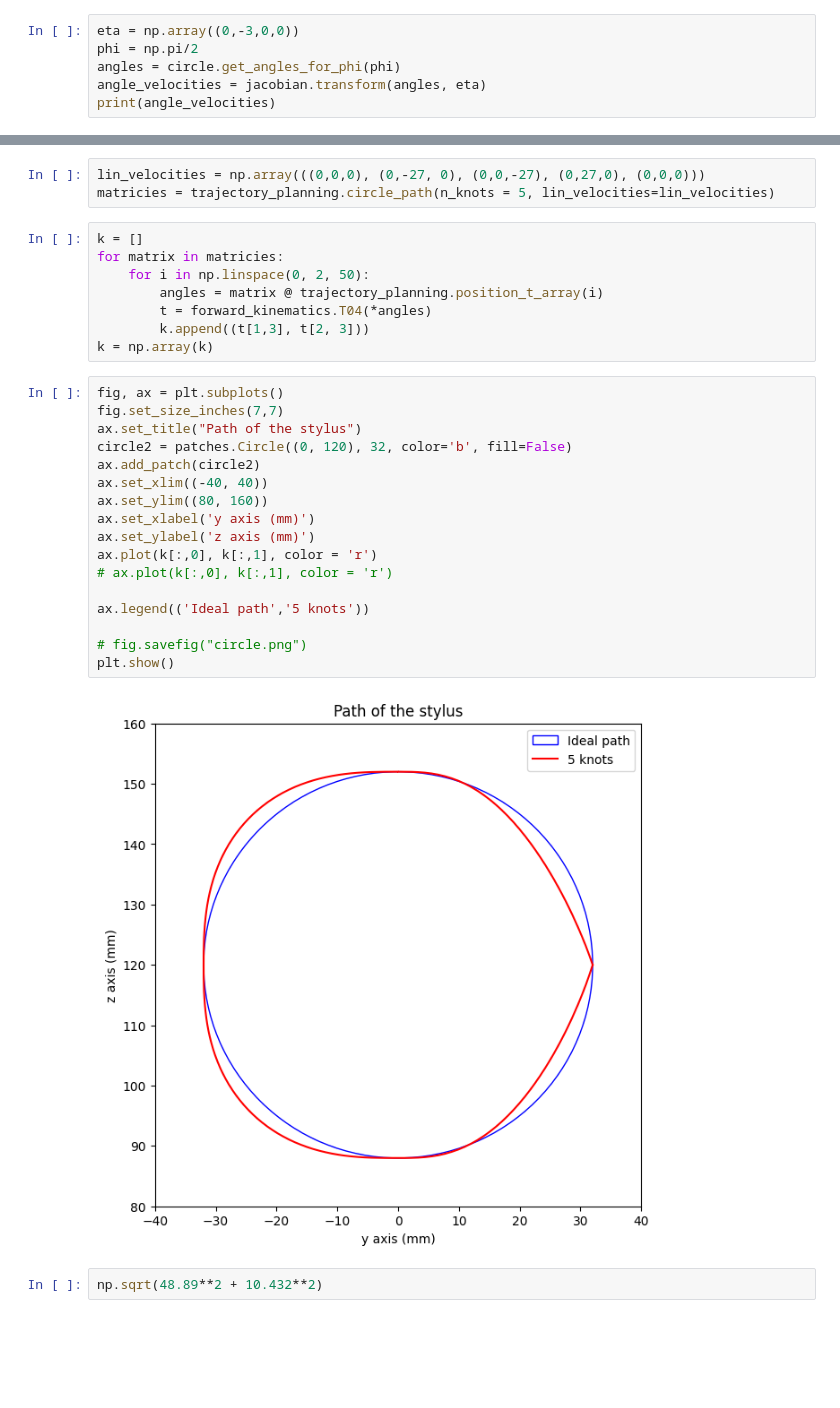
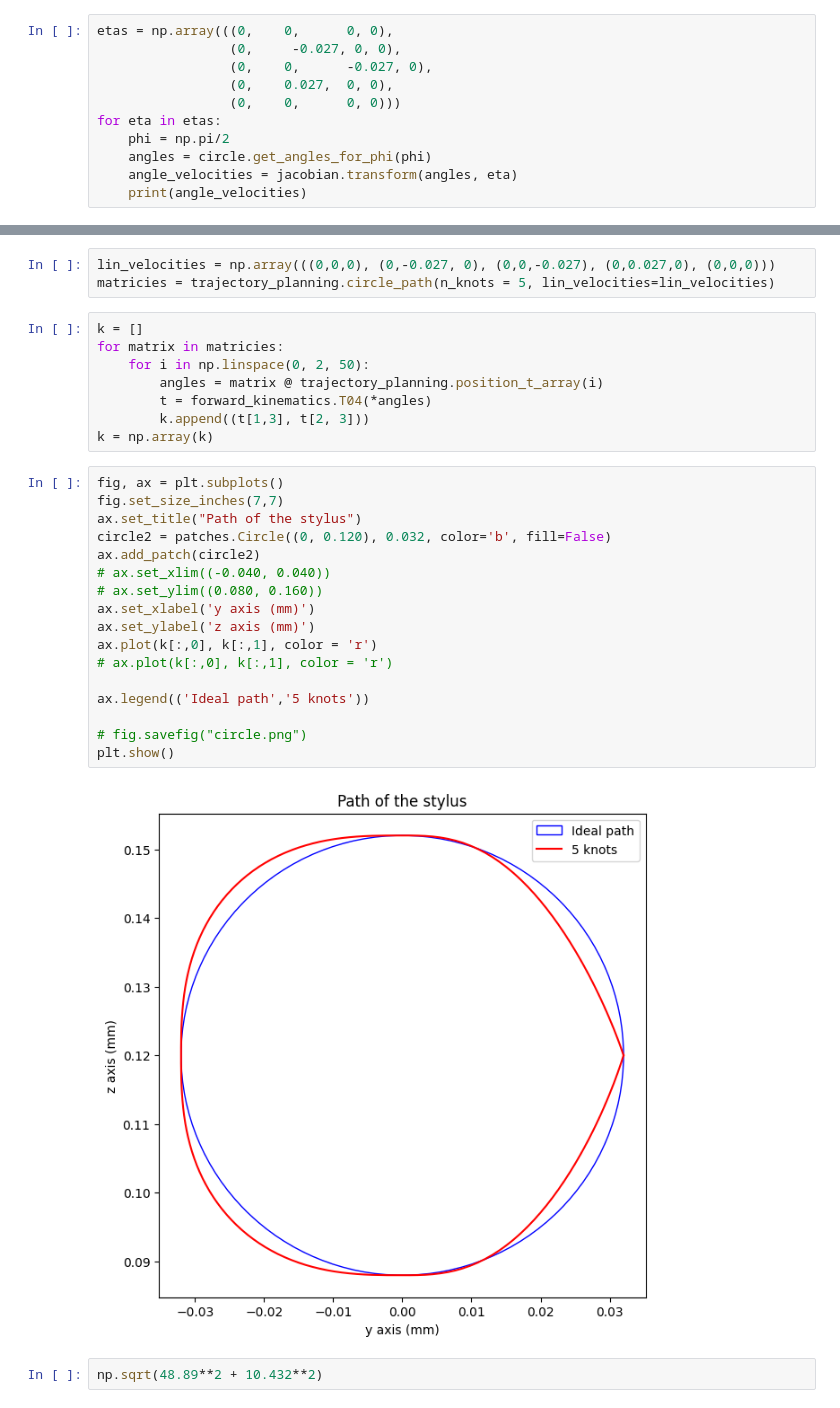
Before and after one commit to GrunyD/Robotics_course, a Jupyter notebook: plot_circle_path.ipynb, the cells around one changed output, grey strips where cells are left out. Drawn from its saved outputs; the diff is of its cells as text; blank space fills up the shorter version.

```diff
--- a/plot_circle_path.ipynb
+++ b/plot_circle_path.ipynb
@@ -17,9 +14,14 @@ The autoreload extension is already loaded. To reload it, use:
 # %% [markdown]
 ## Problem 5
 # %%
-eta = np.array((0,-3,0,0))
-phi = np.pi/2
-angles = circle.get_angles_for_phi(phi)
-angle_velocities = jacobian.transform(angles, eta)
-print(angle_velocities)
+etas = np.array(((0,    0,      0, 0),
+                 (0,     -0.027, 0, 0),
+                 (0,    0,      -0.027, 0),
+                 (0,    0.027,  0, 0),
+                 (0,    0,      0, 0)))
+for eta in etas:
+    phi = np.pi/2
+    angles = circle.get_angles_for_phi(phi)
+    angle_velocities = jacobian.transform(angles, eta)
+    print(angle_velocities)
 # %% [output]
@@ -31,7 +41,7 @@ ticks = np.arange(0, 2.1, 0.5)
 pi_string = "$\pi$"
 labels = [F'{fractions.Fraction(tick) if tick != 1 else ""}{pi_string if tick != 0 else ""}' for tick in ticks]
 # %%
-lin_velocities = np.array(((0,0,0), (0,-27, 0), (0,0,-27), (0,27,0), (0,0,0)))
+lin_velocities = np.array(((0,0,0), (0,-0.027, 0), (0,0,-0.027), (0,0.027,0), (0,0,0)))
 matricies = trajectory_planning.circle_path(n_knots = 5, lin_velocities=lin_velocities)
 # %%
 k = []
@@ -44,22 +54,22 @@ k = np.array(k)
 # %%
 fig, ax = plt.subplots()
 fig.set_size_inches(7,7)
 ax.set_title("Path of the stylus")
-circle2 = patches.Circle((0, 120), 32, color='b', fill=False)
+circle2 = patches.Circle((0, 0.120), 0.032, color='b', fill=False)
 ax.add_patch(circle2)
-ax.set_xlim((-40, 40))
-ax.set_ylim((80, 160))
+# ax.set_xlim((-0.040, 0.040))
+# ax.set_ylim((0.080, 0.160))
 ax.set_xlabel('y axis (mm)')
 ax.set_ylabel('z axis (mm)')
 ax.plot(k[:,0], k[:,1], color = 'r')
 # ax.plot(k[:,0], k[:,1], color = 'r')
 
 ax.legend(('Ideal path','5 knots'))
 
 # fig.savefig("circle.png")
 plt.show()
 # %% [output]
-[figure, old version]
+[figure, new version]
 # %%
 np.sqrt(48.89**2 + 10.432**2)
 # %% [output]
```
Also changed, not shown: parts of 6 cells of this notebook, 4 other files.
